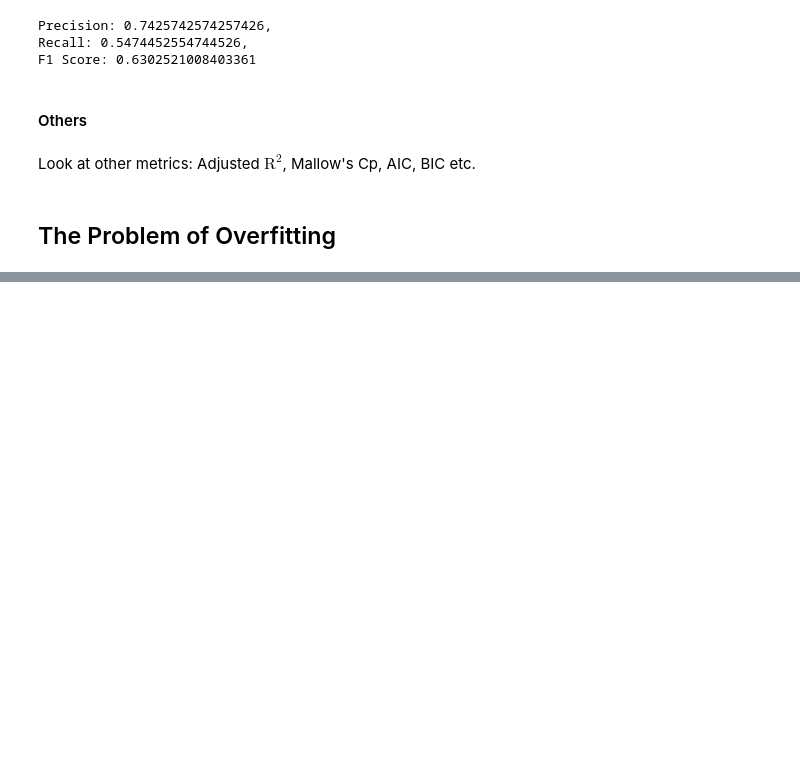
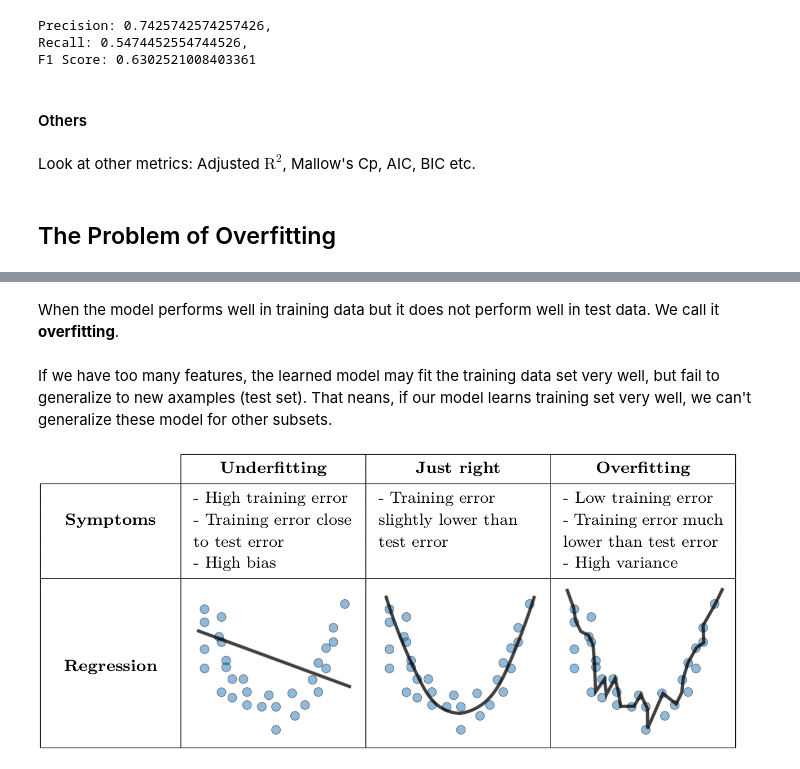
Before and after one commit to safakkbilici/Deep-Learning-Lecture-2020-2021-First-Term, a Jupyter notebook: lecture notes/02-Models-Performance.ipynb, the cells around one changed output, grey strips where cells are left out. Cells and saved outputs as stored; diff of their text form; code cells hidden in the pictures; blank space fills up the shorter version.

```diff
--- a/lecture notes/02-Models-Performance.ipynb
+++ b/lecture notes/02-Models-Performance.ipynb
@@ -464,0 +467,10 @@ Look at other metrics: Adjusted $\text{R}^2$, Mallow's Cp, AIC, BIC etc.
+# %% [markdown]
+When the model performs well in training data but it does not perform well in test data. We call it **overfitting**.
+# %% [markdown]
+If we have too many features, the learned model may fit the training data set very well, but fail to generalize to new axamples (test set). That neans, if our model learns training set very well, we can't generalize these model for other subsets.
+# %%
+from IPython.display import Image
+from IPython.core.display import HTML
+Image(filename= "./img/of4.png",width=700, height=500)
+# %% [output]
+[figure, added]
```
Also changed, not shown: parts of 13 cells of this notebook.
